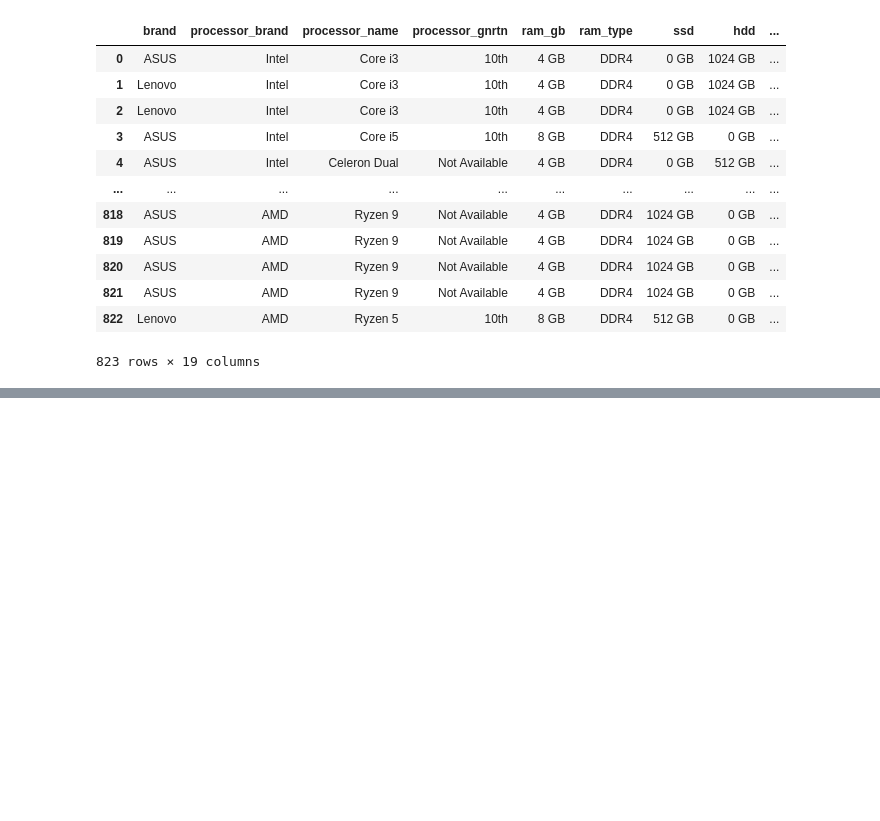
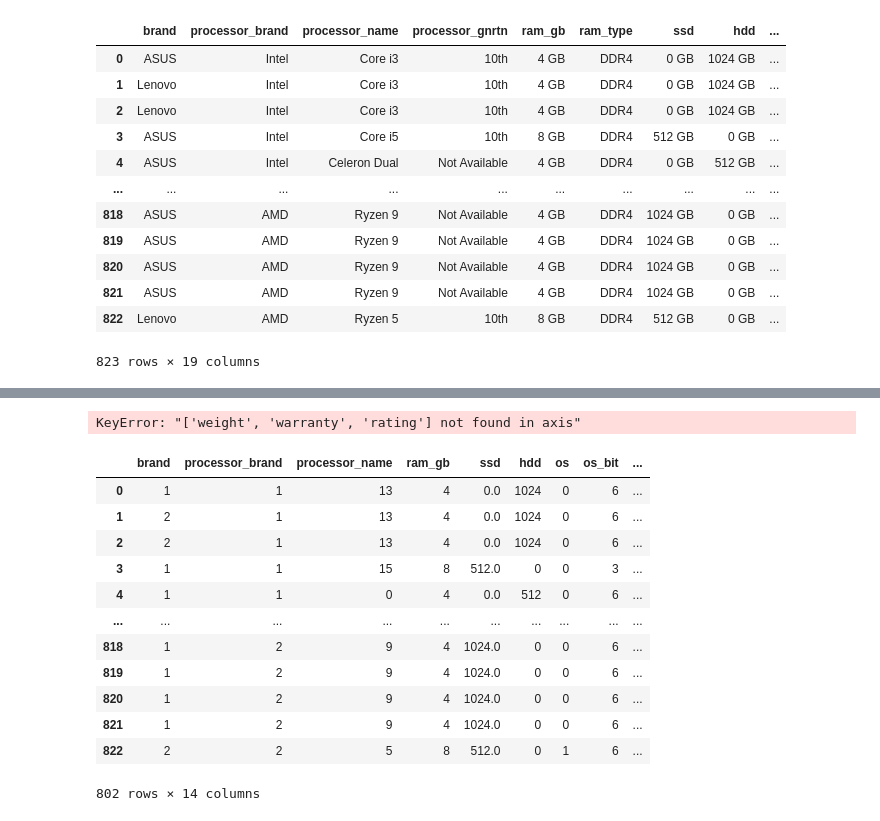
Before and after one commit to Govind-kumawat2002/Python_Library, a Jupyter notebook: Machine_learning/linear_Regration01.ipynb, the cells around one changed output, grey strips where cells are left out. Saved outputs shown, nothing was run; the diff lists cells and outputs as text; code cells hidden in the pictures; blank space fills up the shorter version.

```diff
--- a/Machine_learning/linear_Regration01.ipynb
+++ b/Machine_learning/linear_Regration01.ipynb
@@ -22,0 +213,20 @@ laptop_data
+# %%
+cal_df.drop(['weight','warranty','rating'],axis='columns')
+# %% [output]
+KeyError: "['weight', 'warranty', 'rating'] not found in axis"
+# %%
+num_col
+# %% [output]
+|  | brand | processor_brand | processor_name | ram_gb | ssd | hdd | os | os_bit | ... |
+| 0 | 1 | 1 | 13 | 4 | 0.0 | 1024 | 0 | 6 | ... |
+| 1 | 2 | 1 | 13 | 4 | 0.0 | 1024 | 0 | 6 | ... |
+| 2 | 2 | 1 | 13 | 4 | 0.0 | 1024 | 0 | 6 | ... |
+| 3 | 1 | 1 | 15 | 8 | 512.0 | 0 | 0 | 3 | ... |
+| 4 | 1 | 1 | 0 | 4 | 0.0 | 512 | 0 | 6 | ... |
+| ... | ... | ... | ... | ... | ... | ... | ... | ... | ... |
+| 818 | 1 | 2 | 9 | 4 | 1024.0 | 0 | 0 | 6 | ... |
+| 819 | 1 | 2 | 9 | 4 | 1024.0 | 0 | 0 | 6 | ... |
+| 820 | 1 | 2 | 9 | 4 | 1024.0 | 0 | 0 | 6 | ... |
+| 821 | 1 | 2 | 9 | 4 | 1024.0 | 0 | 0 | 6 | ... |
+| 822 | 2 | 2 | 5 | 8 | 512.0 | 0 | 1 | 6 | ... |
+802 rows × 14 columns
```
Also changed, not shown: parts of 29 cells of this notebook, 1 other file.
